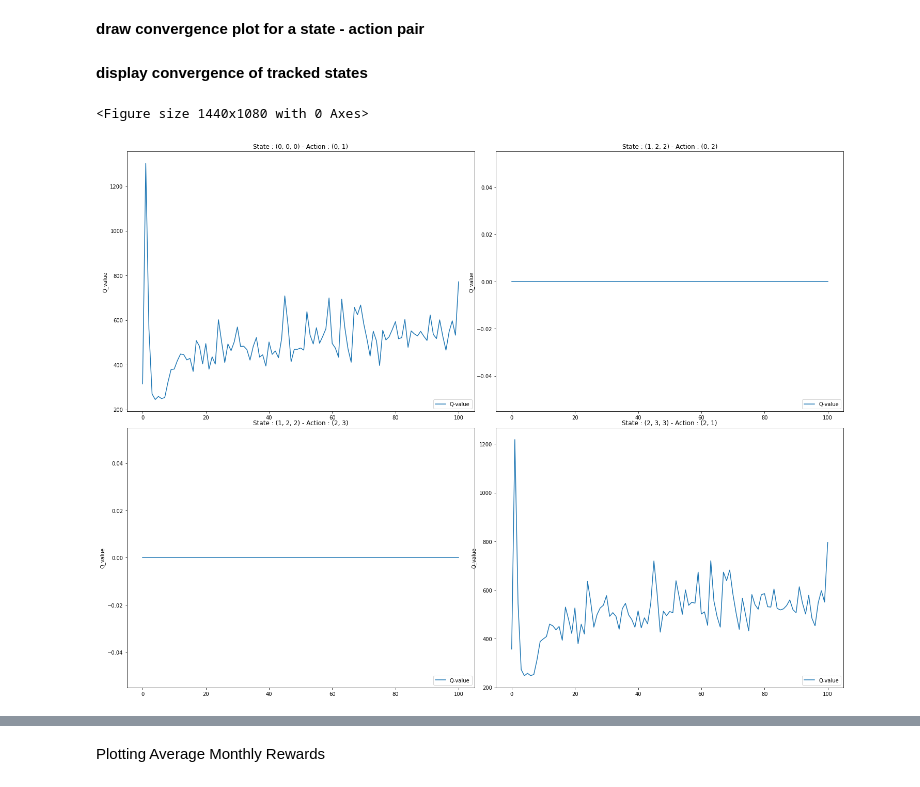
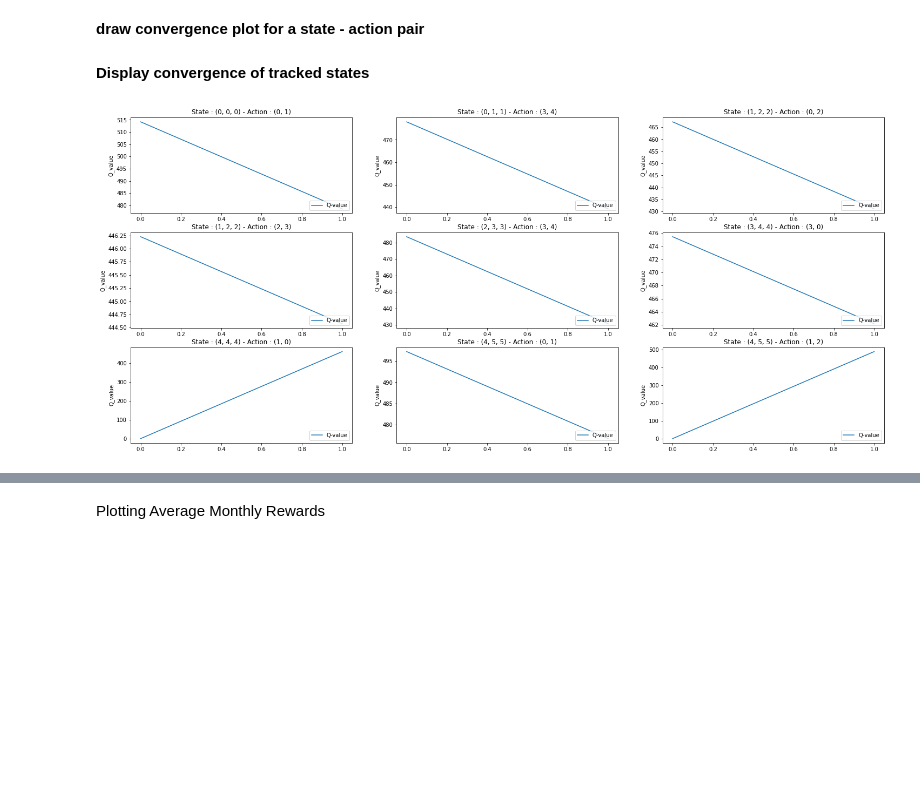
Before and after one commit to rramchan12/DeepRL-Scheduler-For-Taxi-Scheduling-Problem, a Jupyter notebook: DQN_Agent_Arch1.ipynb, the cells around one changed output, grey strips where cells are left out. Drawn from its saved outputs; the diff is of its cells as text; code cells hidden in the pictures; blank space fills up the shorter version.

Commit message:
Slight modifications to plotting and set the episode to be run 1000

```diff
--- a/DQN_Agent_Arch1.ipynb
+++ b/DQN_Agent_Arch1.ipynb
@@ -539,6 +529,9 @@ Elapsed Time : 2054.906098842621
         for ac in tracked_states[st].keys():
             number_of_tracked_q_values = len(list(filter(lambda x: x!= 0, tracked_states[st][ac])))
             print('state - {0} - action - {1} - {2}'.format(st, ac, number_of_tracked_q_values))
+            # selecting only the states with non-zero values for plotting
+            if (number_of_tracked_q_values):
+              tracked_states_plotting.append((st,ac))
 # %% [output]
 state - (0, 0, 0) - action - (0, 1) - 101
 state - (0, 1, 1) - action - (3, 4) - 101
@@ -575,31 +568,15 @@ def plot_q_val_log_convergence(state, action):
 
     plt.title("State : {0} - Action : {1}".format(state, action))
     plt.legend(["Q-value"], loc="lower right")
-# %%
-tracked_states_plotting = [((0, 0, 0), (0, 1)),
-                           ((1, 2, 2), (0, 2)),
-                           ((1, 2, 2), (2, 3)),
-                           ((2, 3, 3), (2, 1))]
 # %% [markdown]
-**display convergence of tracked states**
+**Display convergence of tracked states**
 # %%
-plt.figure(0, figsize=(20, 15))
-
-fig, axes = plt.subplots(nrows=2, ncols=2, figsize=(20, 15))
-fig.tight_layout()
-
-subplots = [i for i in range(221, 225)]
-
+plt.figure(0, figsize=(25, 15))
 i = 0
-
 for state, action in tracked_states_plotting:
-    if i < 4:
-        plt.subplot(subplots[i])
-        plot_q_val_convergence(state, action)
-        i +=1
-
-plt.show()
+    plt.subplot(4,3, i + 1)
+    plot_q_val_convergence(state, action)
+    i +=1
 # %% [output]
-<Figure size 1440x1080 with 0 Axes>
-[figure, old version]
+[figure, new version]
 # %%
```
Also changed, not shown: parts of 17 cells of this notebook.
